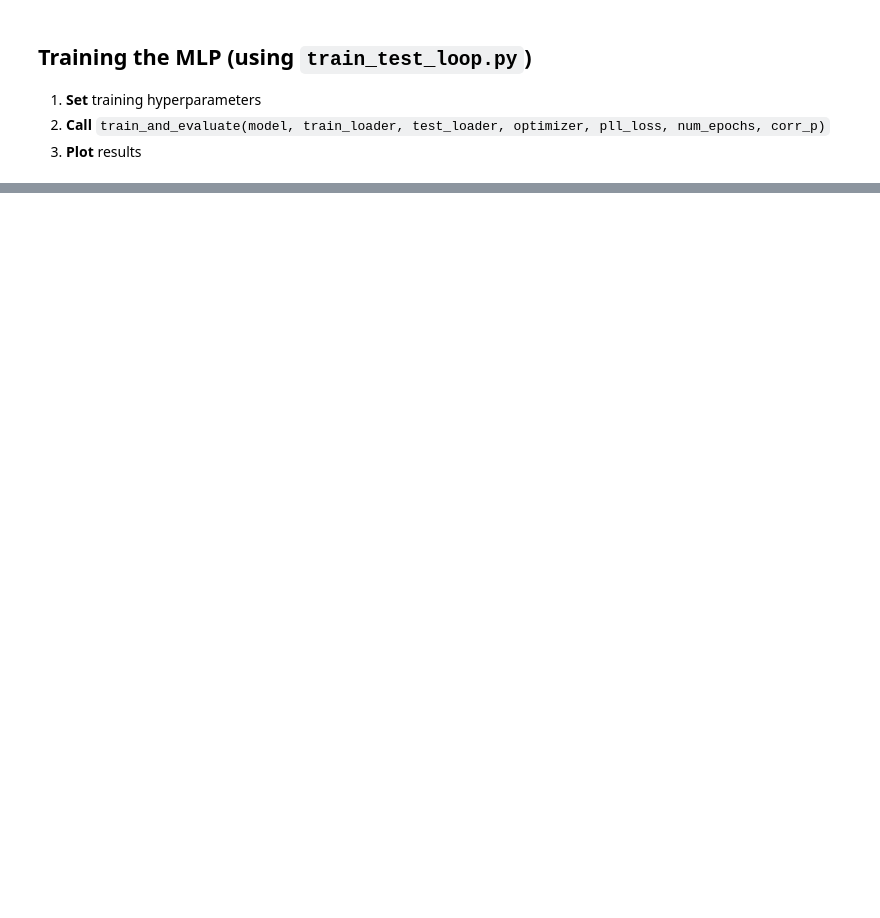
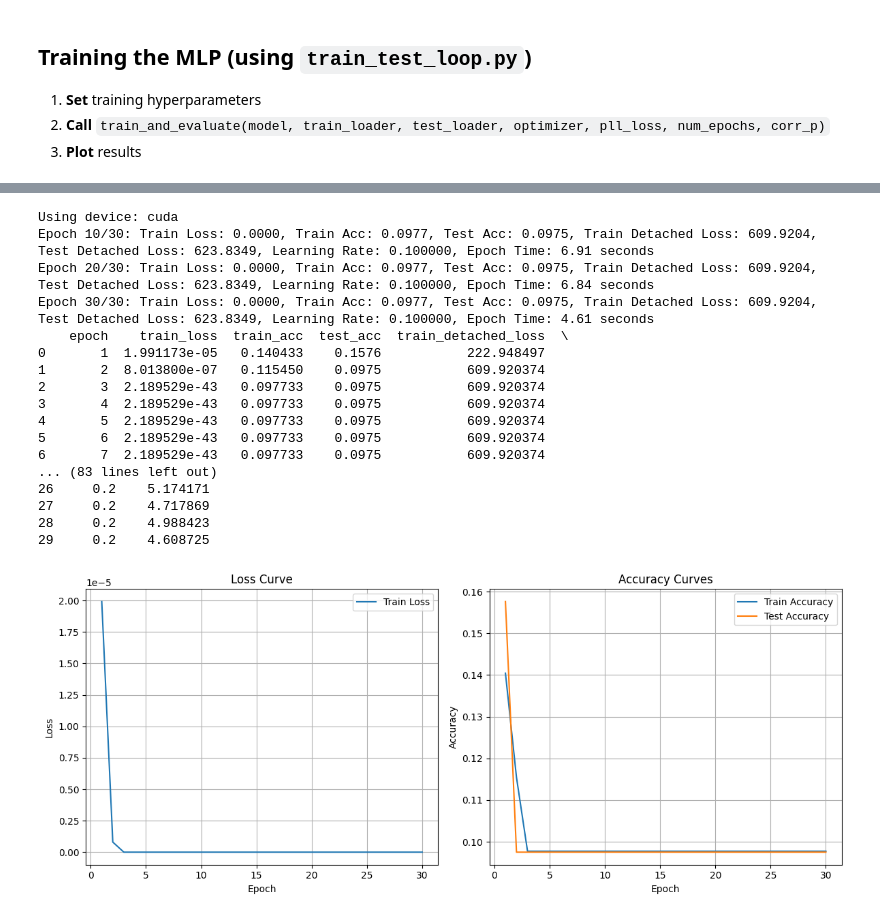
Before and after one commit to DaniBacaicoa/Weak_MC, a Jupyter notebook: Example.ipynb, the cells around one changed output, grey strips where cells are left out. Cells and saved outputs as stored; diff of their text form; code cells hidden in the pictures; blank space fills up the shorter version.

```diff
--- a/Example.ipynb
+++ b/Example.ipynb
@@ -265,0 +271,78 @@ plt.show()
+# %%
+
+device = torch.device("cuda" if torch.cuda.is_available() else "cpu")
+print(f"Using device: {device}")
+
+model = MLP(
+    input_size=Data.num_features,
+    hidden_sizes=[],
+    output_size=Data.num_classes,
+    dropout_p=0,
+    bn=False,
+    activation='id'
+)
+
+optimizer = optim.Adam(
+    model.parameters(),
+    lr=1e-1,
+)
+# 2. Training parameters
+num_epochs = 30
+
+em_loss = MarginalChainProperLoss(weakener.M, loss_code="brier")
+
+# 3. Run the training + evaluation loop
+model, results_df = train_and_evaluate(
+    model,        # our MLP on device
+    train_loader, # yields (x, w, y)
+    test_loader,  # yields (x, y)
+    optimizer,    # Adam optimizer
+    em_loss,     # EMLoss with our PLL mixing matrix
+    num_epochs,   # total epochs
+    corr_p        # used for logging consistency
+)
+
+# 4. View the epoch‐by‐epoch results
+print(results_df)
+
+# Set up a wide figure with two subplots
+fig, (ax1, ax2) = plt.subplots(1, 2, figsize=(12, 5))
+
+# Loss curves
+ax1.plot(results_df['epoch'], results_df['train_loss'], label='Train Loss')
+ax1.set_xlabel('Epoch')
+ax1.set_ylabel('Loss')
+ax1.set_title('Loss Curve')
+ax1.legend()
+ax1.grid(True)
+
+# Accuracy curves
+ax2.plot(results_df['epoch'], results_df['train_acc'], label='Train Accuracy')
+ax2.plot(results_df['epoch'], results_df['test_acc'], label='Test Accuracy')
+ax2.set_xlabel('Epoch')
+ax2.set_ylabel('Accuracy')
+ax2.set_title('Accuracy Curves')
+ax2.legend()
+ax2.grid(True)
+
+plt.tight_layout()
+plt.show()
+# %% [output]
+Using device: cuda
+Epoch 10/30: Train Loss: 0.0000, Train Acc: 0.0977, Test Acc: 0.0975, Train Detached Loss: 609.9204, Test Detached Loss: 623.8349, Learning Rate: 0.100000, Epoch Time: 6.91 seconds
+Epoch 20/30: Train Loss: 0.0000, Train Acc: 0.0977, Test Acc: 0.0975, Train Detached Loss: 609.9204, Test Detached Loss: 623.8349, Learning Rate: 0.100000, Epoch Time: 6.84 seconds
+Epoch 30/30: Train Loss: 0.0000, Train Acc: 0.0977, Test Acc: 0.0975, Train Detached Loss: 609.9204, Test Detached Loss: 623.8349, Learning Rate: 0.100000, Epoch Time: 4.61 seconds
+    epoch    train_loss  train_acc  test_acc  train_detached_loss  \
+0       1  1.991173e-05   0.140433    0.1576           222.948497
+1       2  8.013800e-07   0.115450    0.0975           609.920374
+2       3  2.189529e-43   0.097733    0.0975           609.920374
+3       4  2.189529e-43   0.097733    0.0975           609.920374
+4       5  2.189529e-43   0.097733    0.0975           609.920374
+5       6  2.189529e-43   0.097733    0.0975           609.920374
+6       7  2.189529e-43   0.097733    0.0975           609.920374
+... (83 lines left out)
+26     0.2    5.174171
+27     0.2    4.717869
+28     0.2    4.988423
+29     0.2    4.608725
+[figure, added]
```
Also changed, not shown: parts of 9 cells of this notebook.
